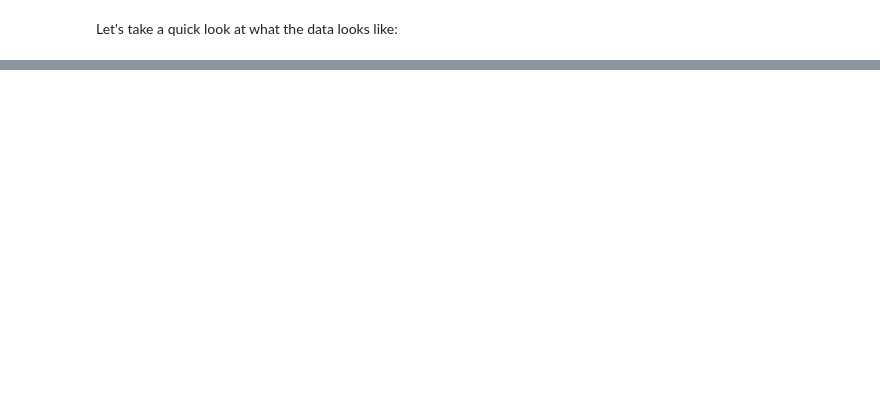
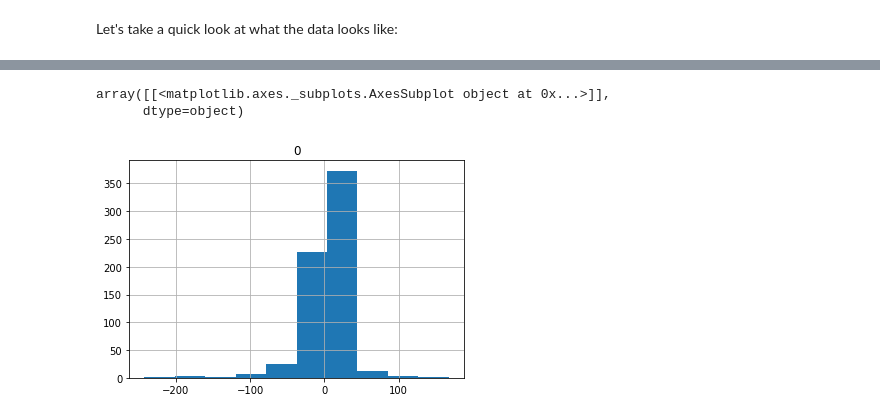
Before and after one commit to spegelm/fdwl, a Jupyter notebook: forecasting-danube-water-levels.ipynb, the cells around one changed output, grey strips where cells are left out. Drawn from its saved outputs; the diff is of its cells as text; code cells hidden in the pictures; blank space fills up the shorter version.

```diff
--- a/forecasting-danube-water-levels.ipynb
+++ b/forecasting-danube-water-levels.ipynb
@@ -290,0 +246,10 @@ plt.show()
+# %%
+# Creating test data structures
+lr_X_test_scaled = []
+
+for i in range(timesteps, length_test+timesteps):
+    lr_X_test_scaled.append(test_set_scaled[i-lr_timesteps:i,0])
+
+lr_X_test_scaled = np.asarray(lr_X_test_scaled)
+
+print(lr_X_test_scaled.shape)
@@ -290,0 +287,9 @@ plt.show()
+# %%
+# get predicted data on the test set
+lr_y_test_pred_scaled = lr_model.predict(lr_X_test_scaled)
+print(lr_y_test_pred_scaled.shape)
+
+# inverse transform (reverse feature scaling)
+lr_y_test_pred = sc.inverse_transform(lr_y_test_pred_scaled)
+
+print(lr_y_test_pred.shape)
@@ -290,0 +299,11 @@ plt.show()
+# %%
+# calculate mean squared error on the test set predictions
+lr_test_residuals = lr_y_test_pred - y_test
+lr_test_mae = np.sum(np.fabs(lr_test_residuals)) / len(lr_test_residuals)
+lr_test_rmse = np.sqrt(np.sum(np.power(lr_test_residuals,2)) / len(lr_test_residuals))
+print('LinReg test MAE: ', lr_test_mae)
+print('LinReg test RMSE: ', lr_test_rmse)
+print('LinReg training MAE', lr_train_mae)
+print('LinReg training RMSE', lr_train_rmse)
+print('Trivial test MAE: ', triv_mae)
+print('Trivial test RMSE:', triv_rmse)
@@ -290,0 +497,6 @@ plt.show()
+# %%
+pd.DataFrame(lr_test_residuals).hist()
+# %% [output]
+array([[<matplotlib.axes._subplots.AxesSubplot object at 0x...>]],
+      dtype=object)
+[figure, added]
```
Also changed, not shown: parts of 67 cells of this notebook.
